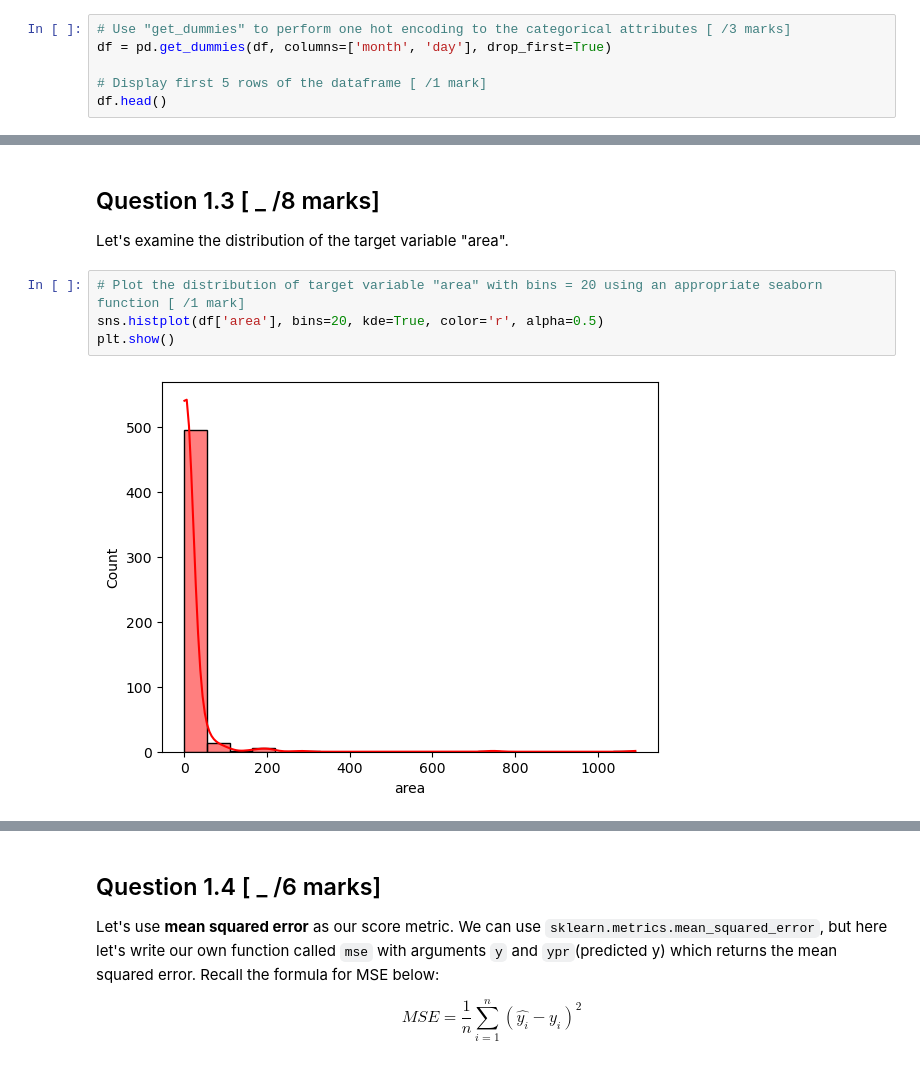
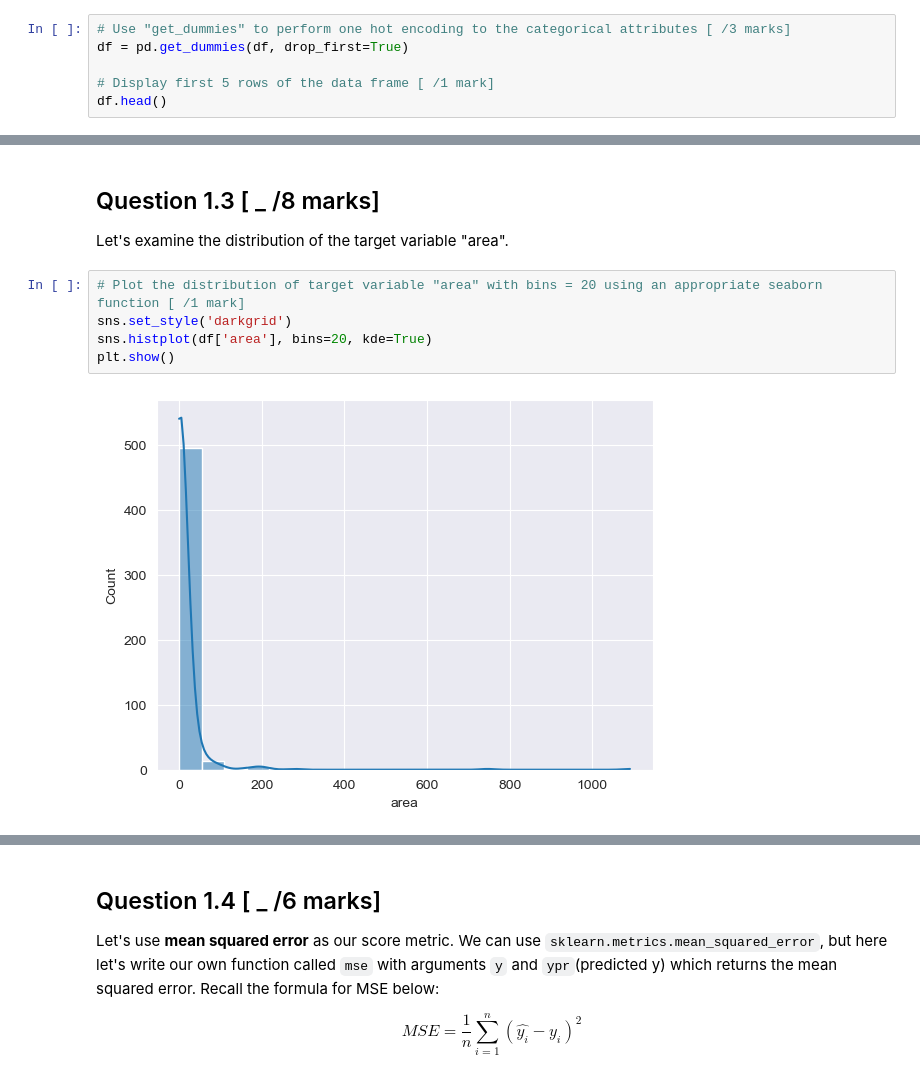
Before and after one commit to ParamvirSran/Machine-Learning, a Jupyter notebook: A5/Assignment_5.ipynb, the cells around one changed output, grey strips where cells are left out. Drawn from its saved outputs; the diff is of its cells as text.

```diff
--- a/A5/Assignment_5.ipynb
+++ b/A5/Assignment_5.ipynb
@@ -165,9 +168,9 @@ Name: count, dtype: float64
 Let's convert all categorical data into numerical data using `get_dummies`. Display the first 5 rows of your new dataframe.
 # %%
 # Use "get_dummies" to perform one hot encoding to the categorical attributes [ /3 marks]
-df = pd.get_dummies(df, columns=['month', 'day'], drop_first=True)
+df = pd.get_dummies(df, drop_first=True)
 
-# Display first 5 rows of the dataframe [ /1 mark]
+# Display first 5 rows of the data frame [ /1 mark]
 df.head()
 # %% [output]
 |  | X | Y | FFMC | DMC | DC | ISI | temp | RH | wind | rain | ... | ... |
@@ -192,7 +195,8 @@ Index(['X', 'Y', 'FFMC', 'DMC', 'DC', 'ISI', 'temp', 'RH', 'wind', 'rain',
 Let's examine the distribution of the target variable "area".
 # %%
 # Plot the distribution of target variable "area" with bins = 20 using an appropriate seaborn function [ /1 mark]
-sns.histplot(df['area'], bins=20, kde=True, color='r', alpha=0.5)
+sns.set_style('darkgrid')
+sns.histplot(df['area'], bins=20, kde=True)
 plt.show()
 # %% [output]
-[figure, old version]
+[figure, new version]
```
Also changed, not shown: parts of 17 cells of this notebook, 1 other file.
